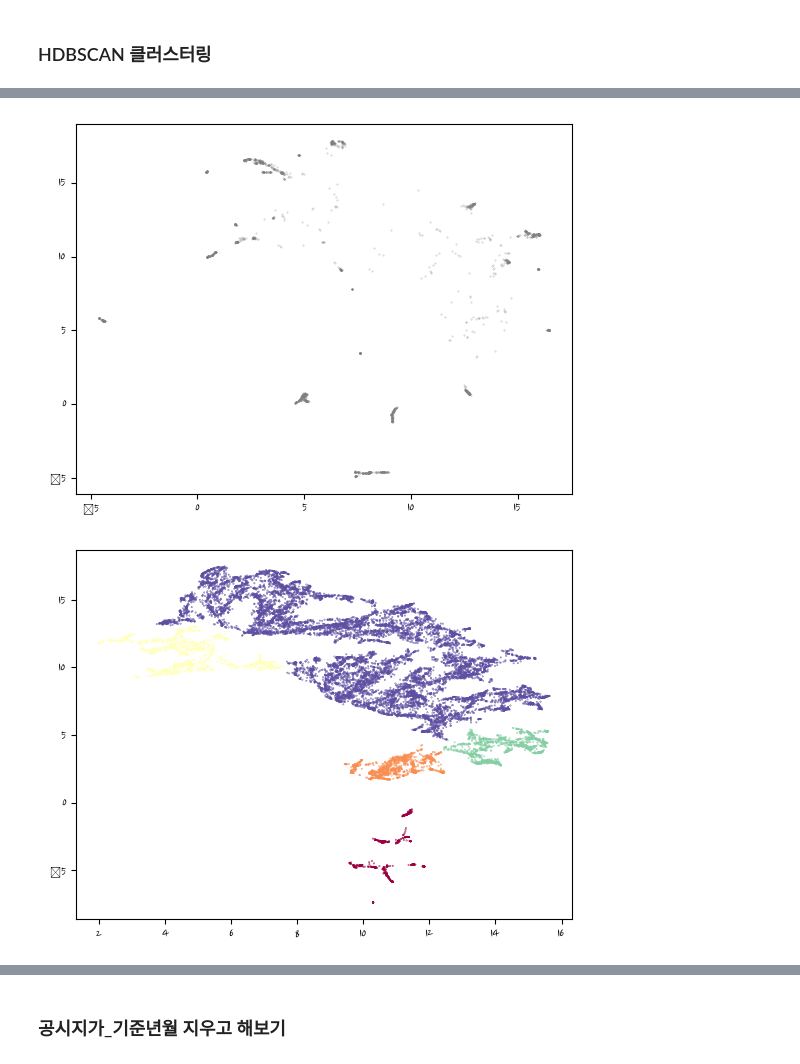
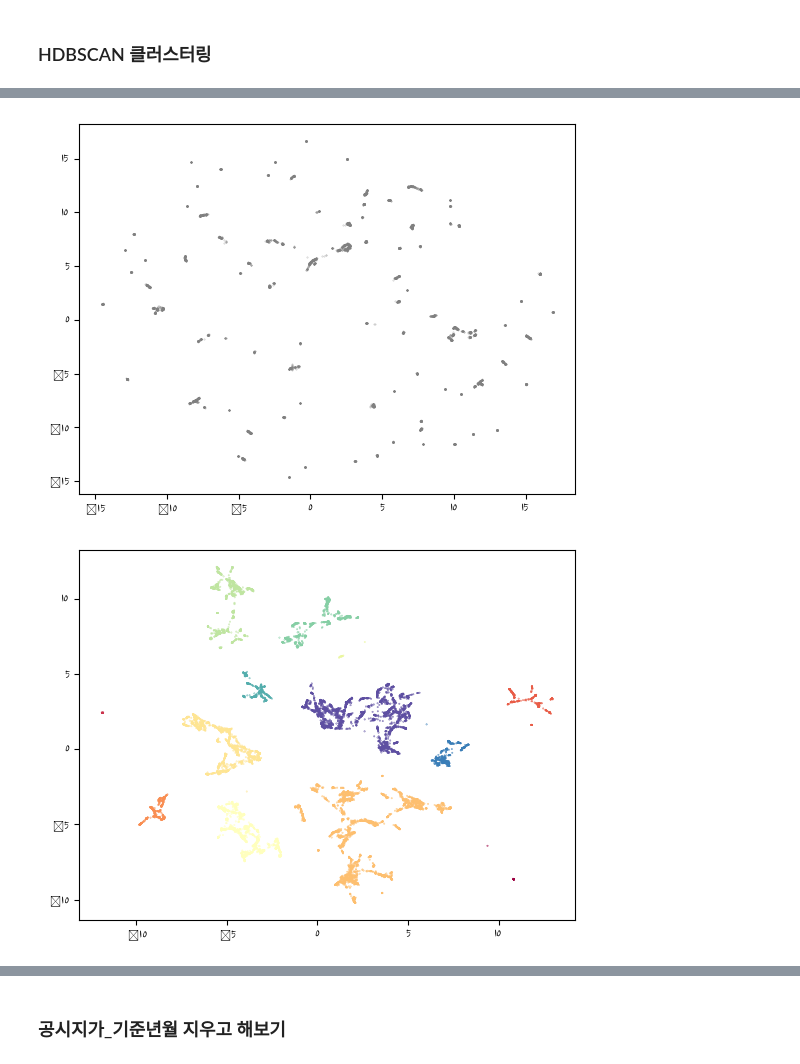
Before and after one commit to kgh1997/Project_Seoul_Gwangjin_gu, a Jupyter notebook: Clustering.ipynb, the cells around one changed output, grey strips where cells are left out. Saved outputs shown, nothing was run; the diff lists cells and outputs as text; code cells hidden in the pictures.

```diff
--- a/Clustering.ipynb
+++ b/Clustering.ipynb
@@ -278,5 +269,5 @@ Index(['인구밀도', '총 사업체수', '반경 1km 이내 불법주정차
 # %%
-adr_df.dropna(inplace=True) # 로그 변환
+log_df.dropna(inplace=True) # 로그 변환
 # %% [output]
 A value is trying to be set on a copy of a slice from a DataFrame
 
@@ -286,7 +277,7 @@ See the caveats in the documentation: https://pandas.pydata.org/pandas-docs/stab
 ### UMAP
 # %%
 import umap
-embedding = umap.UMAP(
+clustering_embedding = umap.UMAP(
     n_neighbors=30,
     min_dist=0.0,
     n_components=2,
@@ -297,9 +288,10 @@ embedding = umap.UMAP(
 # %%
 import hdbscan
 labels = hdbscan.HDBSCAN(
-    min_samples=10,
-    min_cluster_size=500,
-).fit_predict(embedding)
+    algorithm='best', alpha=1.0, approx_min_span_tree=True,
+    gen_min_span_tree=True, leaf_size=40,
+    metric='euclidean', min_cluster_size=10, min_samples=500
+).fit_predict(clustering_embedding)
 # %%
 def get_all_cluster(embedding,labels):
     # 노이즈 포인트 다 포함
@@ -315,6 +307,7 @@ def get_noise_cluster(embedding,labels):
                 alpha=0.5)
 def get_cluster(embedding,labels):
     # 노이즈 포인트 제외
+    clustered = (labels >= 0)
     plt.scatter(embedding[clustered, 0],
                 embedding[clustered, 1],
                 c=labels[clustered],
@@ -327,8 +320,8 @@ get_all_cluster(clusterable_embedding,labels)
 # %%
-get_noise_cluster(clusterable_embedding,labels)
+get_noise_cluster(clustering_embedding,labels)
 # %% [output]
-[figure, old version]
+[figure, new version]
 # %%
-get_cluster(clusterable_embedding,labels)
+get_cluster(clustering_embedding,labels)
 # %% [output]
-[figure, old version]
+[figure, new version]
```
Also changed, not shown: parts of 30 cells of this notebook.
